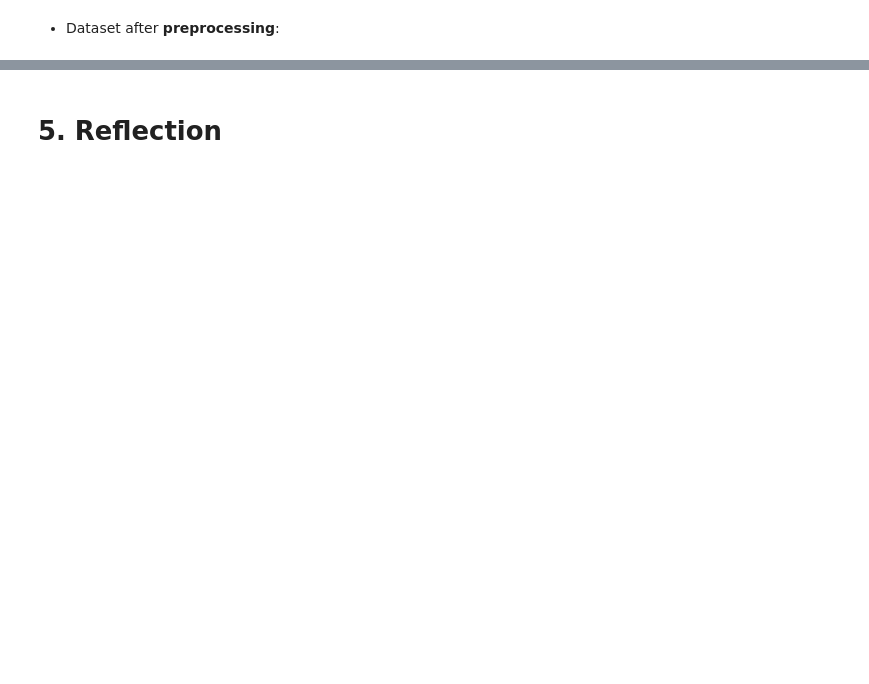
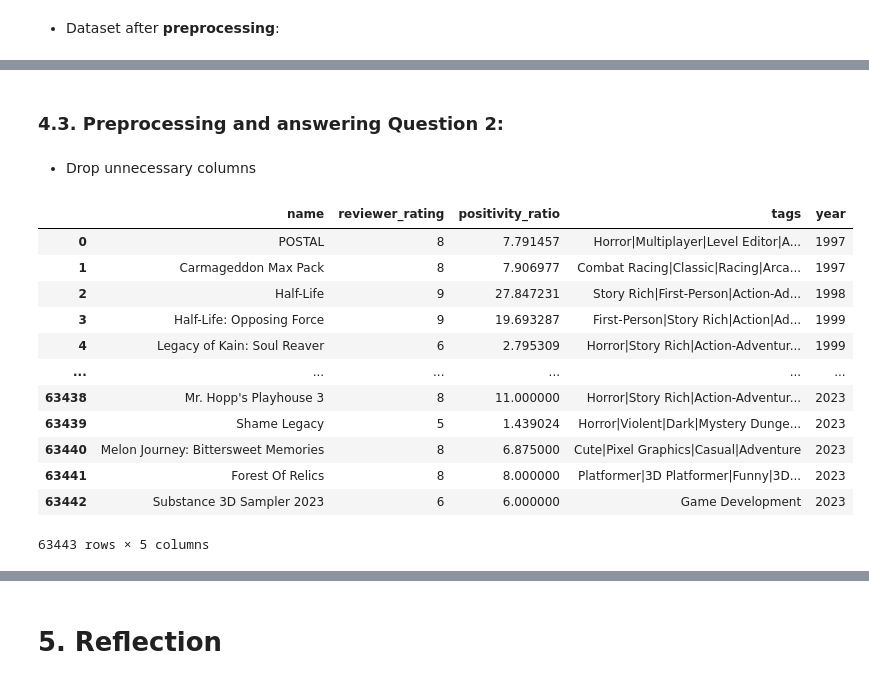
Before and after one commit to juinkinn/Programming4DS-FinalProject, a Jupyter notebook: 22127250_22127478.ipynb, the cells around one changed output, grey strips where cells are left out. Saved outputs shown, nothing was run; the diff lists cells and outputs as text; code cells hidden in the pictures; blank space fills up the shorter version.

```diff
--- a/22127250_22127478.ipynb
+++ b/22127250_22127478.ipynb
@@ -272,0 +323,21 @@ df
+# %% [markdown]
+### 4.3. Preprocessing and answering Question 2:
+# %% [markdown]
+- Drop unnecessary columns
+# %%
+df_q2 = df.drop(columns=['to_beat_main', 'to_beat_extra', 'to_beat_completionist', 'extra_content_length'])
+df_q2
+# %% [output]
+|  | name | reviewer_rating | positivity_ratio | tags | year |
+| 0 | POSTAL | 8 | 7.791457 | Horror|Multiplayer|Level Editor|A... | 1997 |
+| 1 | Carmageddon Max Pack | 8 | 7.906977 | Combat Racing|Classic|Racing|Arca... | 1997 |
+| 2 | Half-Life | 9 | 27.847231 | Story Rich|First-Person|Action-Ad... | 1998 |
+| 3 | Half-Life: Opposing Force | 9 | 19.693287 | First-Person|Story Rich|Action|Ad... | 1999 |
+| 4 | Legacy of Kain: Soul Reaver | 6 | 2.795309 | Horror|Story Rich|Action-Adventur... | 1999 |
+| ... | ... | ... | ... | ... | ... |
+| 63438 | Mr. Hopp's Playhouse 3 | 8 | 11.000000 | Horror|Story Rich|Action-Adventur... | 2023 |
+| 63439 | Shame Legacy | 5 | 1.439024 | Horror|Violent|Dark|Mystery Dunge... | 2023 |
+| 63440 | Melon Journey: Bittersweet Memories | 8 | 6.875000 | Cute|Pixel Graphics|Casual|Adventure | 2023 |
+| 63441 | Forest Of Relics | 8 | 8.000000 | Platformer|3D Platformer|Funny|3D... | 2023 |
+| 63442 | Substance 3D Sampler 2023 | 6 | 6.000000 | Game Development | 2023 |
+63443 rows × 5 columns
```
Also changed, not shown: parts of 27 cells of this notebook.
